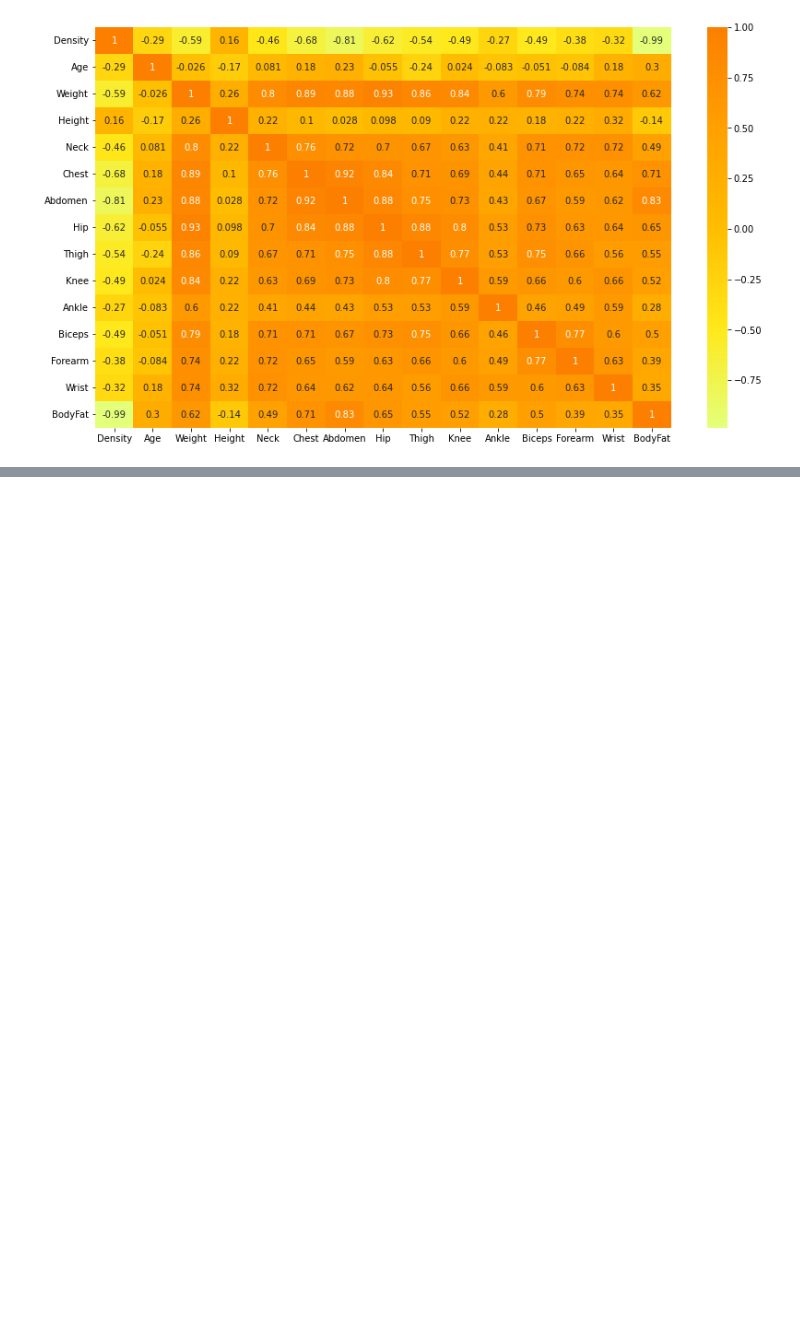
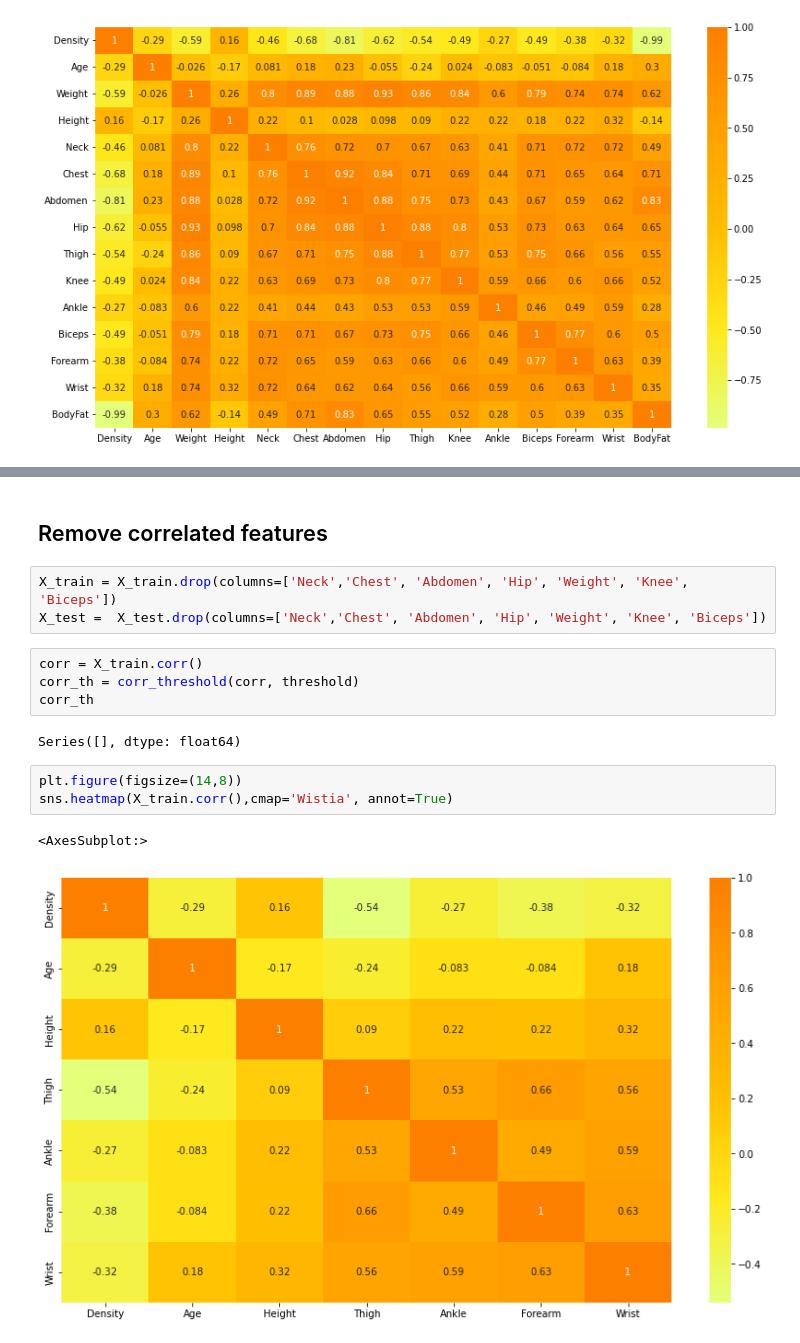
Before and after one commit to Wilmo95/regression-body-fat, a Jupyter notebook: body-fat-prediction.ipynb, the cells around one changed output, grey strips where cells are left out. Saved outputs shown, nothing was run; the diff lists cells and outputs as text; blank space fills up the shorter version.

```diff
--- a/body-fat-prediction.ipynb
+++ b/body-fat-prediction.ipynb
@@ -201,0 +201,17 @@ ShapiroResult(statistic=0.9059879183769226, pvalue=1.9460620614975e-11)
+# %% [markdown]
+## Remove correlated features
+# %%
+X_train = X_train.drop(columns=['Neck','Chest', 'Abdomen', 'Hip', 'Weight', 'Knee', 'Biceps'])
+X_test =  X_test.drop(columns=['Neck','Chest', 'Abdomen', 'Hip', 'Weight', 'Knee', 'Biceps'])
+# %%
+corr = X_train.corr()
+corr_th = corr_threshold(corr, threshold)
+corr_th
+# %% [output]
+Series([], dtype: float64)
+# %%
+plt.figure(figsize=(14,8))
+sns.heatmap(X_train.corr(),cmap='Wistia', annot=True)
+# %% [output]
+<AxesSubplot:>
+[figure, added]
```
Also changed, not shown: parts of 50 cells of this notebook.
